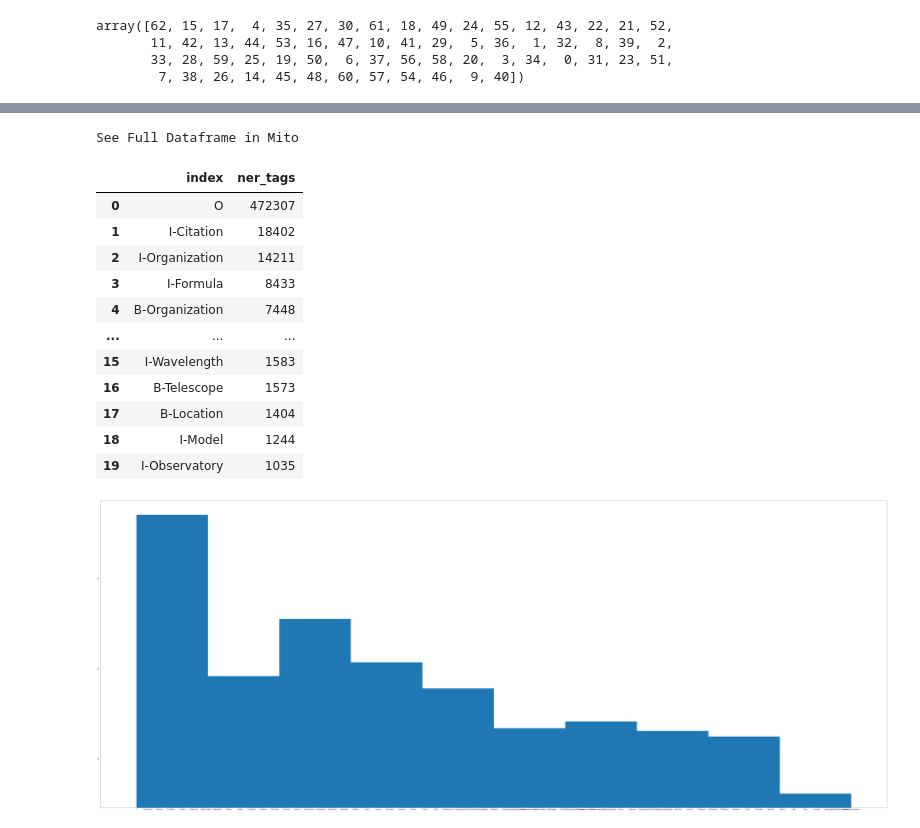
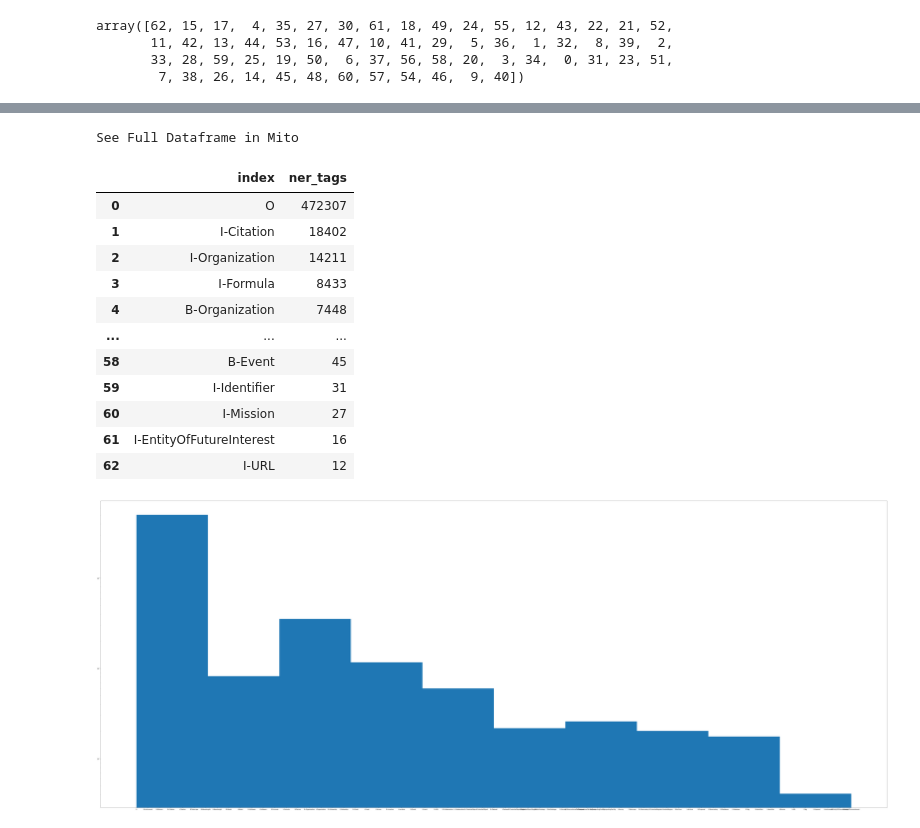
Before and after one commit to BhardwajAnshul/NER-Project, a Jupyter notebook: EDA.ipynb, the cells around one changed output, grey strips where cells are left out. Drawn from its saved outputs; the diff is of its cells as text; code cells hidden in the pictures.

```diff
--- a/EDA.ipynb
+++ b/EDA.ipynb
@@ -94,21 +100,21 @@ array(['O', 'B-Instrument', 'B-Mission', 'B-Citation', 'I-Citation',
        'I-EntityOfFutureInterest'], dtype=object)
 # %%
 ner_count_df = df['ner_tags'].value_counts().reset_index()
-ner_count_df.head(20)
+ner_count_df
 # %% [output]
 See Full Dataframe in Mito
 |  | index | ner_tags |
 | 0 | O | 472307 |
 | 1 | I-Citation | 18402 |
 | 2 | I-Organization | 14211 |
 | 3 | I-Formula | 8433 |
 | 4 | B-Organization | 7448 |
 | ... | ... | ... |
-| 15 | I-Wavelength | 1583 |
-| 16 | B-Telescope | 1573 |
-| 17 | B-Location | 1404 |
-| 18 | I-Model | 1244 |
-| 19 | I-Observatory | 1035 |
+| 58 | B-Event | 45 |
+| 59 | I-Identifier | 31 |
+| 60 | I-Mission | 27 |
+| 61 | I-EntityOfFutureInterest | 16 |
+| 62 | I-URL | 12 |
 # %%
 # Explore the tags
 
```
Also changed, not shown: parts of 28 cells of this notebook.
